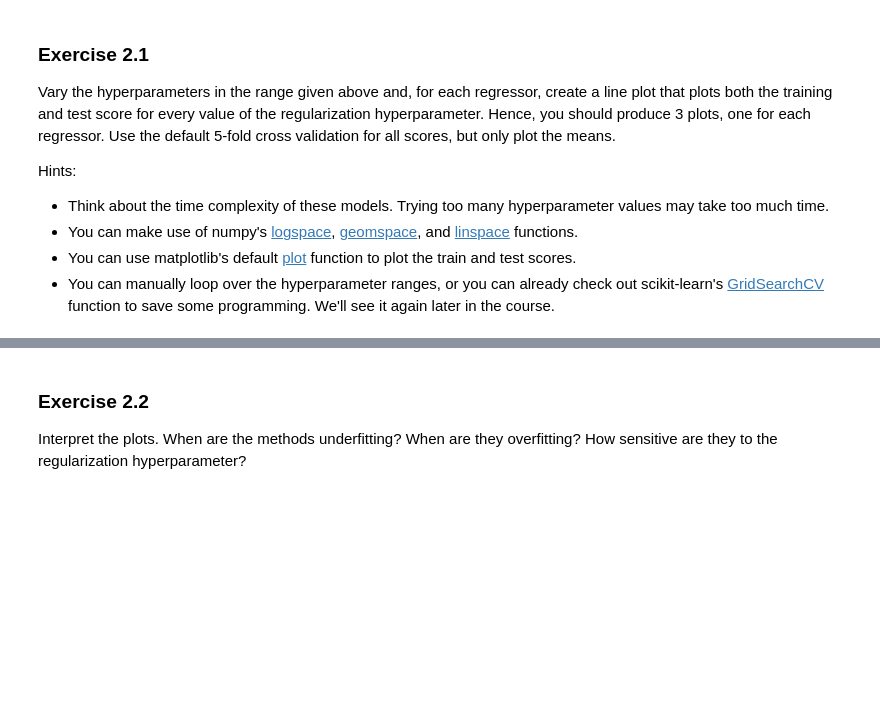
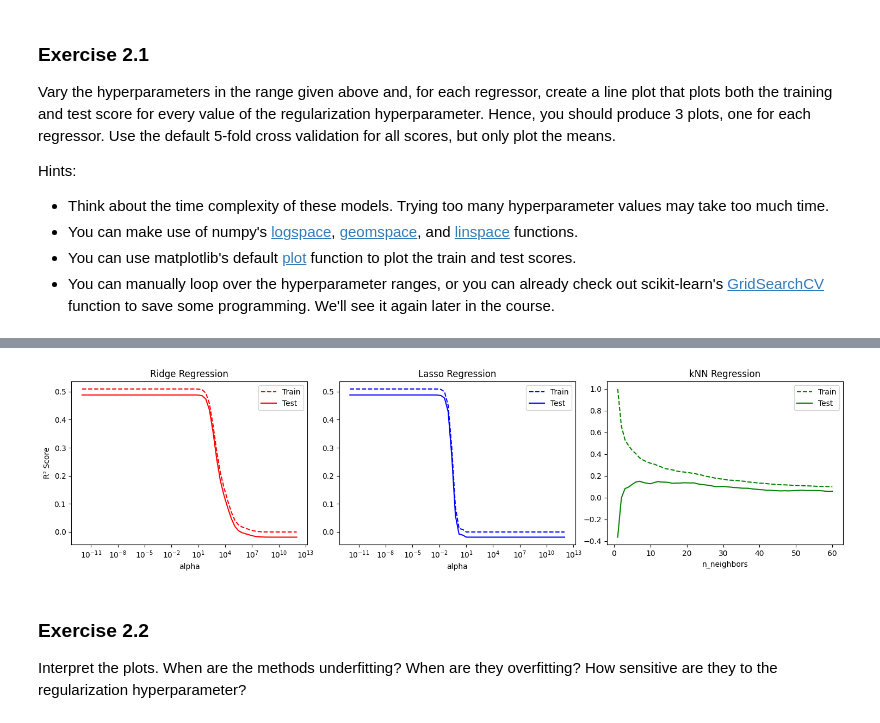
Before and after one commit to puripatwo/master, a Jupyter notebook: labs/Lab 1a - Linear Models for Regression.ipynb, the cells around one changed output, grey strips where cells are left out. Drawn from its saved outputs; the diff is of its cells as text; code cells hidden in the pictures; blank space fills up the shorter version.

```diff
--- a/labs/Lab 1a - Linear Models for Regression.ipynb
+++ b/labs/Lab 1a - Linear Models for Regression.ipynb
@@ -166,3 +207,34 @@ Hints:
+# %%
+fig, ax = plt.subplots(1, 3, figsize=(15, 4))
+
+# Ridge
+ax[0].plot(alphas, mean_train_scores[:,0], '--', color='red', label='Train')
+ax[0].plot(alphas, mean_test_scores[:,0], color='red', label='Test')
+ax[0].set_xscale('log')
+ax[0].set_title('Ridge Regression')
+ax[0].set_xlabel('alpha')
+ax[0].set_ylabel('R² Score')
+ax[0].legend()
+
+# Lasso
+ax[1].plot(alphas, mean_train_scores[:,1], '--', color='blue', label='Train')
+ax[1].plot(alphas, mean_test_scores[:,1], color='blue', label='Test')
+ax[1].set_xscale('log')
+ax[1].set_title('Lasso Regression')
+ax[1].set_xlabel('alpha')
+ax[1].legend()
+
+# kNN
+ax[2].plot(n_neighbors, mean_train_scores[:,2], '--', color='green', label='Train')
+ax[2].plot(n_neighbors, mean_test_scores[:,2], color='green', label='Test')
+ax[2].set_title('kNN Regression')
+ax[2].set_xlabel('n_neighbors')
+ax[2].legend()
+
+plt.tight_layout()
+plt.show()
+# %% [output]
+[figure, added]
 # %% [markdown]
 ### Exercise 2.2
 Interpret the plots. When are the methods underfitting? When are they overfitting? How sensitive are they to the regularization hyperparameter?
```
Also changed, not shown: parts of 2 cells of this notebook.
